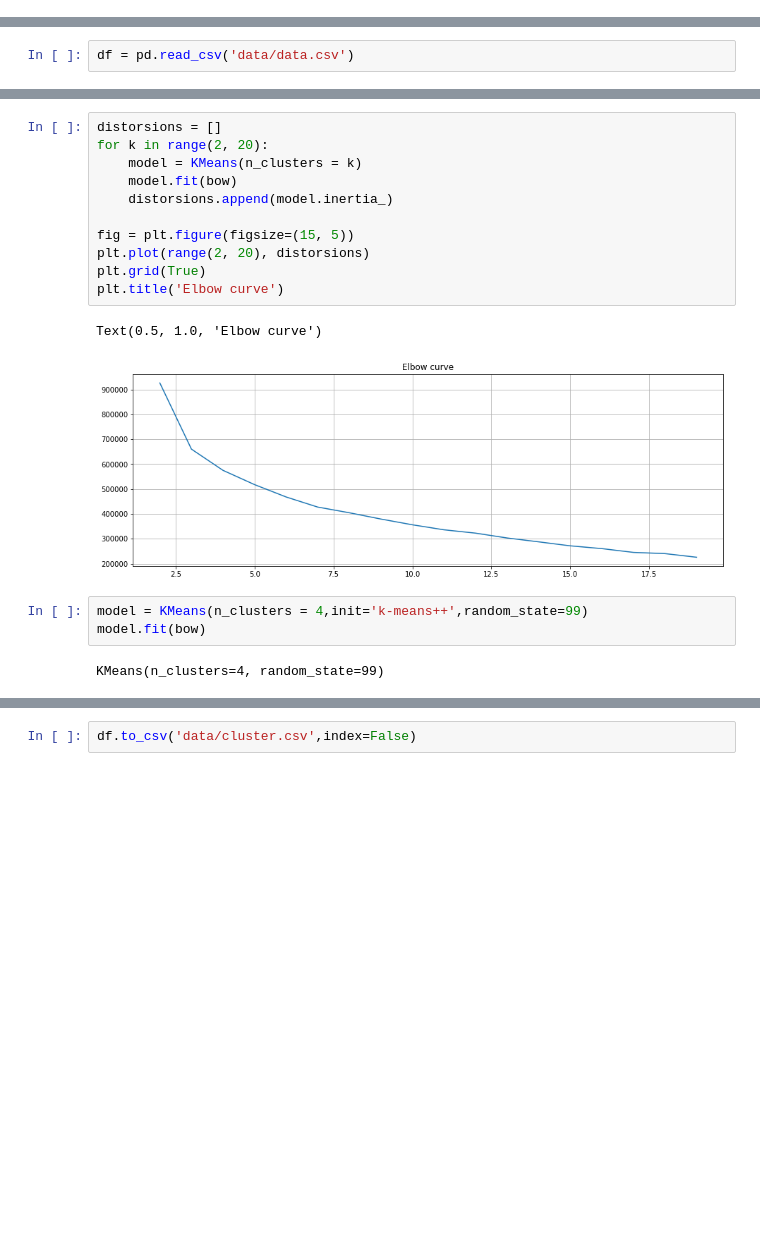
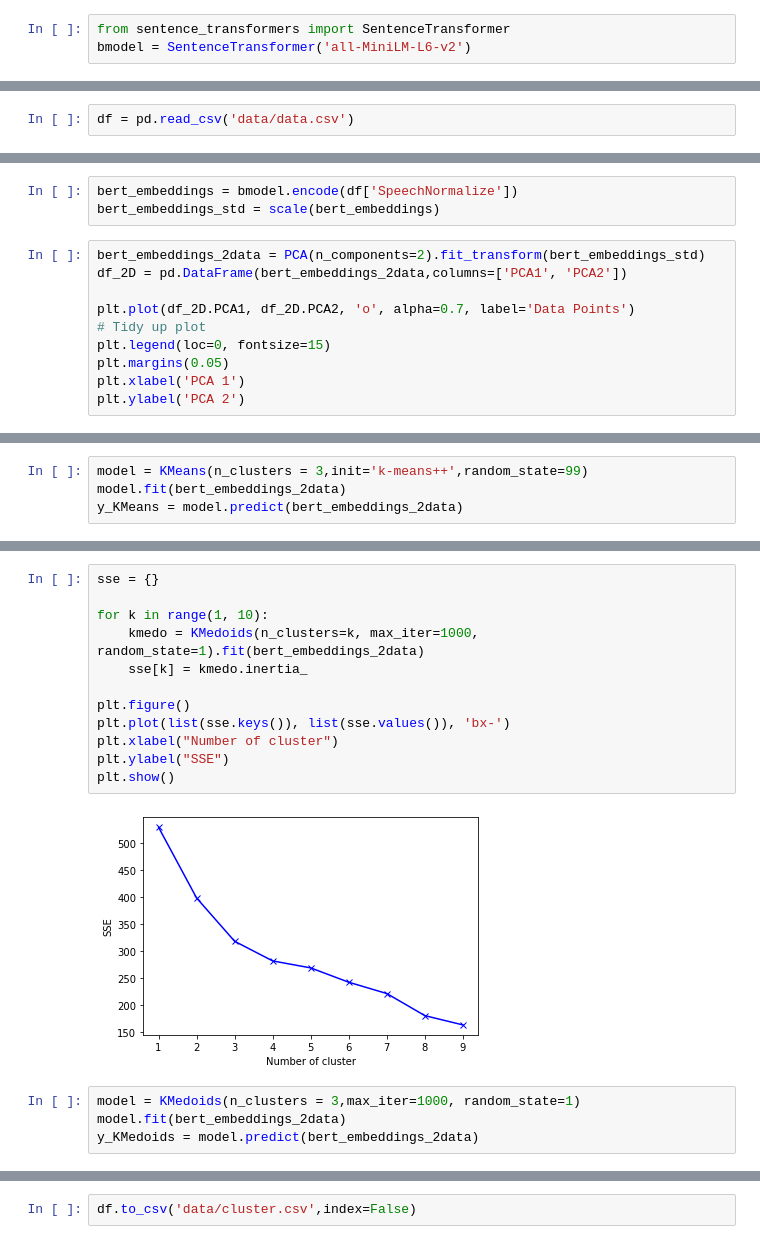
Before and after one commit to meghanshubhatt09/Trump-Speech-Analysis-INFO6105-, a Jupyter notebook: 3. Clustering.ipynb, the cells around one changed output, grey strips where cells are left out. Drawn from its saved outputs; the diff is of its cells as text; blank space fills up the shorter version.

```diff
--- a/3. Clustering.ipynb
+++ b/3. Clustering.ipynb
@@ -1,3 +1,6 @@
+# %%
+from sentence_transformers import SentenceTransformer
+bmodel = SentenceTransformer('all-MiniLM-L6-v2')
 # %%
 import os
 import pandas as pd
@@ -37,0 +21,13 @@ terms = count_vect.get_feature_names()
+# %%
+bert_embeddings = bmodel.encode(df['SpeechNormalize'])
+bert_embeddings_std = scale(bert_embeddings)
+# %%
+bert_embeddings_2data = PCA(n_components=2).fit_transform(bert_embeddings_std)
+df_2D = pd.DataFrame(bert_embeddings_2data,columns=['PCA1', 'PCA2'])
+
+plt.plot(df_2D.PCA1, df_2D.PCA2, 'o', alpha=0.7, label='Data Points')
+# Tidy up plot
+plt.legend(loc=0, fontsize=15)
+plt.margins(0.05)
+plt.xlabel('PCA 1')
+plt.ylabel('PCA 2')
@@ -43,0 +65,4 @@ import matplotlib.pyplot as plt
+# %%
+model = KMeans(n_clusters = 3,init='k-means++',random_state=99)
+model.fit(bert_embeddings_2data)
+y_KMeans = model.predict(bert_embeddings_2data)
@@ -44,22 +77,21 @@ import matplotlib.pyplot as plt
 # %%
-distorsions = []
-for k in range(2, 20):
-    model = KMeans(n_clusters = k)
-    model.fit(bow)
-    distorsions.append(model.inertia_)
+sse = {}
 
-fig = plt.figure(figsize=(15, 5))
-plt.plot(range(2, 20), distorsions)
-plt.grid(True)
-plt.title('Elbow curve')
+for k in range(1, 10):
+    kmedo = KMedoids(n_clusters=k, max_iter=1000, random_state=1).fit(bert_embeddings_2data)
+    sse[k] = kmedo.inertia_
+
+plt.figure()
+plt.plot(list(sse.keys()), list(sse.values()), 'bx-')
+plt.xlabel("Number of cluster")
+plt.ylabel("SSE")
+plt.show()
 # %% [output]
-Text(0.5, 1.0, 'Elbow curve')
-[figure, old version]
+[figure, new version]
 # %%
-model = KMeans(n_clusters = 4,init='k-means++',random_state=99)
-model.fit(bow)
+model = KMedoids(n_clusters = 3,max_iter=1000, random_state=1)
+model.fit(bert_embeddings_2data)
+y_KMedoids = model.predict(bert_embeddings_2data)
-# %% [output]
-KMeans(n_clusters=4, random_state=99)
 # %%
 labels = model.labels_
 cluster_center=model.cluster_centers_
```
Also changed, not shown: parts of 27 cells of this notebook, 7 other files.
